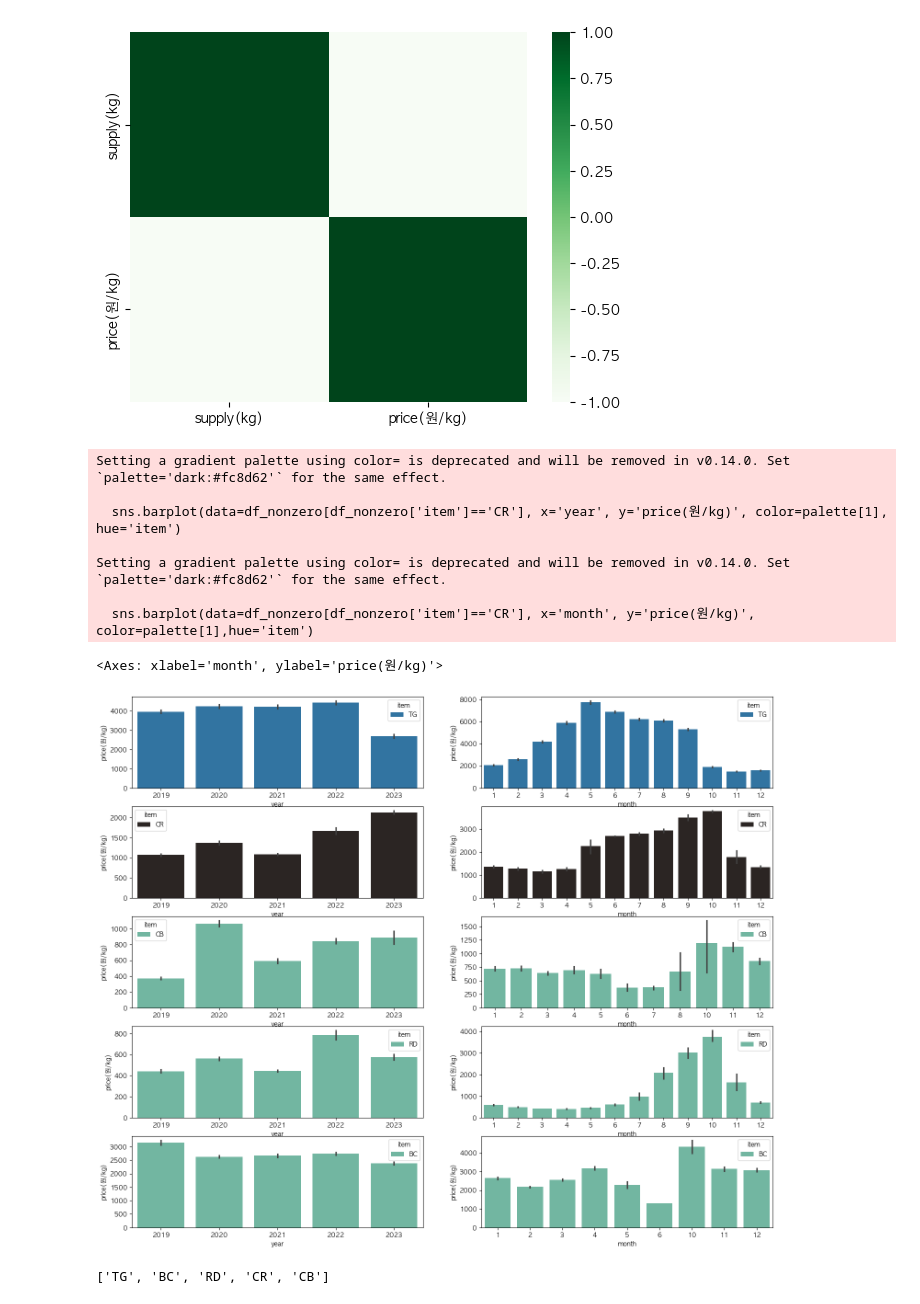
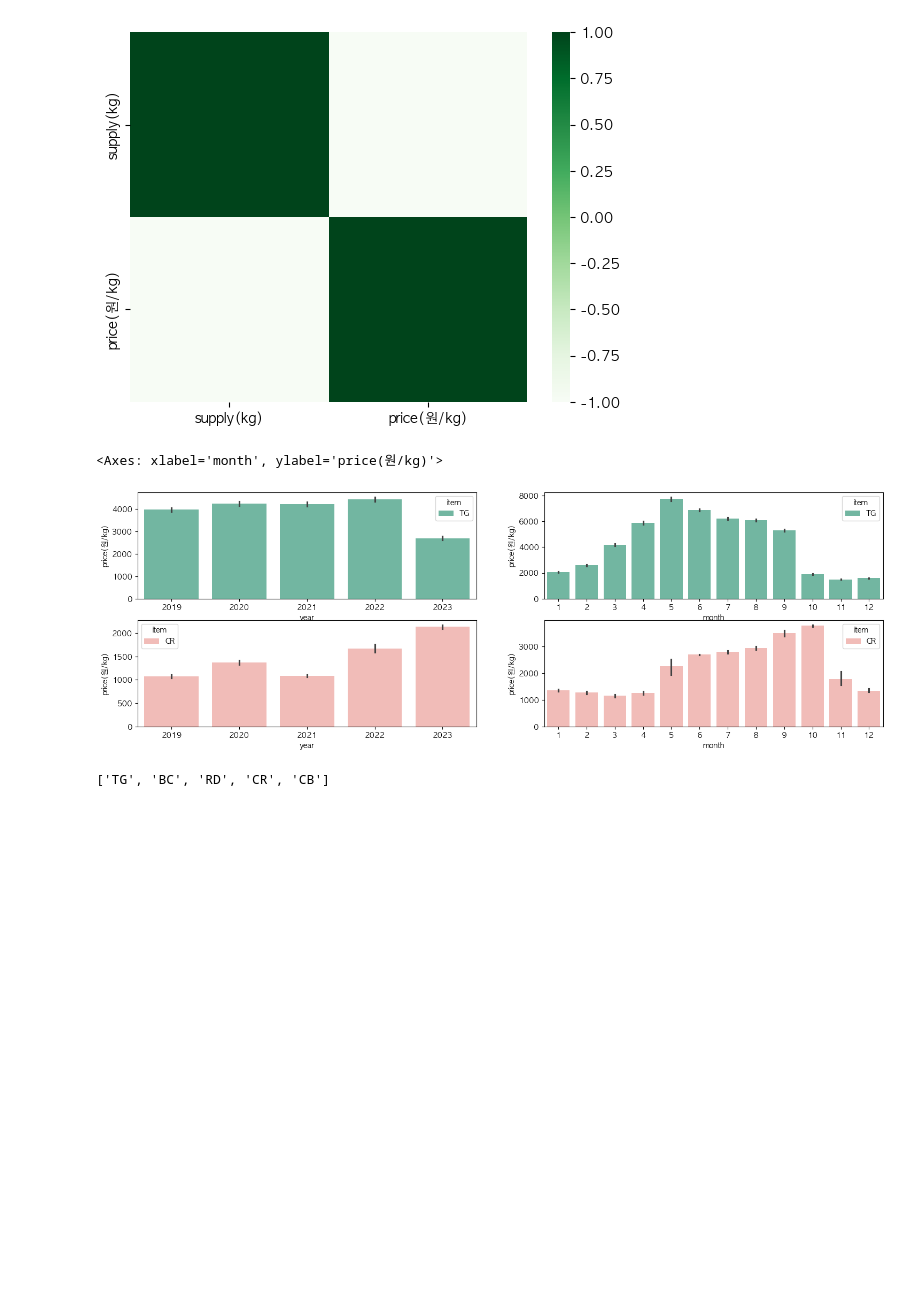
Before and after one commit to Joy-9707/sparta_practice, a Jupyter notebook: 김희정_0208.ipynb, the cells around one changed output. Cells and saved outputs as stored; diff of their text form; code cells hidden in the pictures; blank space fills up the shorter version.

```diff
--- a/김희정_0208.ipynb
+++ b/김희정_0208.ipynb
@@ -437,37 +462,31 @@ plt.show()
 #     sns.barplot(data=df_nonzero[df_nonzero['item']==items[i]], x='month', y='price(원/kg)',ax=axes[i,i+1], palette="Set2")
 # %%
 fig = plt.figure(figsize=(18,15))
-palette = sns.color_palette("Set2")
+# palette = sns.color_palette("Set2")
 plt.subplot(5,2,1)
-sns.barplot(data=df_nonzero[df_nonzero['item']=='TG'], x='year', y='price(원/kg)', hue='item')
+sns.barplot(data=df_nonzero[df_nonzero['item']=='TG'], x='year', y='price(원/kg)', palette='Set2', hue='item')
+# plt.suptitle("TG")
 plt.subplot(5,2,2)
-sns.barplot(data=df_nonzero[df_nonzero['item']=='TG'], x='month', y='price(원/kg)',hue='item')
+sns.barplot(data=df_nonzero[df_nonzero['item']=='TG'], x='month', y='price(원/kg)', palette='Set2', hue='item')
 plt.subplot(5,2,3)
-sns.barplot(data=df_nonzero[df_nonzero['item']=='CR'], x='year', y='price(원/kg)', color=palette[1], hue='item')
+sns.barplot(data=df_nonzero[df_nonzero['item']=='CR'], x='year', y='price(원/kg)', palette="Pastel1", hue='item')
 plt.subplot(5,2,4)
-sns.barplot(data=df_nonzero[df_nonzero['item']=='CR'], x='month', y='price(원/kg)', color=palette[1],hue='item')
-plt.subplot(5,2,5)
-sns.barplot(data=df_nonzero[df_nonzero['item']=='CB'], x='year', y='price(원/kg)', palette="Set2", hue='item')
-plt.subplot(5,2,6)
-sns.barplot(data=df_nonzero[df_nonzero['item']=='CB'], x='month', y='price(원/kg)', palette="Set2", hue='item')
-plt.subplot(5,2,7)
-sns.barplot(data=df_nonzero[df_nonzero['item']=='RD'], x='year', y='price(원/kg)', palette="Set2", hue='item')
-plt.subplot(5,2,8)
-sns.barplot(data=df_nonzero[df_nonzero['item']=='RD'], x='month', y='price(원/kg)', palette="Set2", hue='item')
-plt.subplot(5,2,9)
-sns.barplot(data=df_nonzero[df_nonzero['item']=='BC'], x='year', y='price(원/kg)', palette="Set2", hue='item')
-plt.subplot(5,2,10)
-sns.barplot(data=df_nonzero[df_nonzero['item']=='BC'], x='month', y='price(원/kg)', palette="Set2", hue='item')
+sns.barplot(data=df_nonzero[df_nonzero['item']=='CR'], x='month', y='price(원/kg)', palette="Pastel1", hue='item')
+# plt.subplot(5,2,5)
+# sns.barplot(data=df_nonzero[df_nonzero['item']=='CB'], x='year', y='price(원/kg)', palette="Set2", hue='item')
+# plt.subplot(5,2,6)
+# sns.barplot(data=df_nonzero[df_nonzero['item']=='CB'], x='month', y='price(원/kg)', palette="Set2", hue='item')
+# plt.subplot(5,2,7)
+# sns.barplot(data=df_nonzero[df_nonzero['item']=='RD'], x='year', y='price(원/kg)', palette="Set2", hue='item')
+# plt.subplot(5,2,8)
+# sns.barplot(data=df_nonzero[df_nonzero['item']=='RD'], x='month', y='price(원/kg)', palette="Set2", hue='item')
+# plt.subplot(5,2,9)
+# sns.barplot(data=df_nonzero[df_nonzero['item']=='BC'], x='year', y='price(원/kg)', palette="Set2", hue='item')
+# plt.subplot(5,2,10)
+# sns.barplot(data=df_nonzero[df_nonzero['item']=='BC'], x='month', y='price(원/kg)', palette="Set2", hue='item')
 # %% [output]
-Setting a gradient palette using color= is deprecated and will be removed in v0.14.0. Set `palette='dark:#fc8d62'` for the same effect.
-
-  sns.barplot(data=df_nonzero[df_nonzero['item']=='CR'], x='year', y='price(원/kg)', color=palette[1], hue='item')
-
-Setting a gradient palette using color= is deprecated and will be removed in v0.14.0. Set `palette='dark:#fc8d62'` for the same effect.
-
-  sns.barplot(data=df_nonzero[df_nonzero['item']=='CR'], x='month', y='price(원/kg)', color=palette[1],hue='item')
+<Axes: xlabel='month', ylabel='price(원/kg)'>
-<Axes: xlabel='month', ylabel='price(원/kg)'>
-[figure, old version]
+[figure, new version]
 # %%
 # sns.barplot(x='corporation', y='price(원/kg)', hue='year', data=rd_supply_data, palette='Set1')
 # # plt.title("유통법인에 따른 무(RD) 가격")
```
Also changed, not shown: parts of 6 cells of this notebook, 1 other file.
